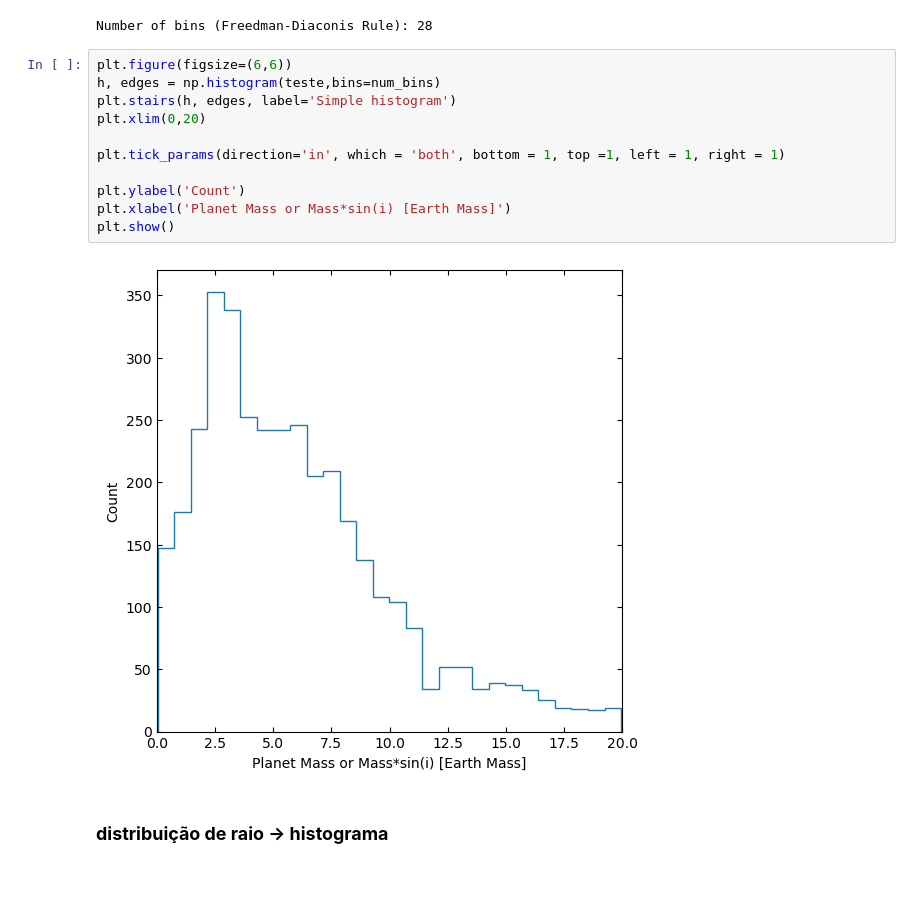
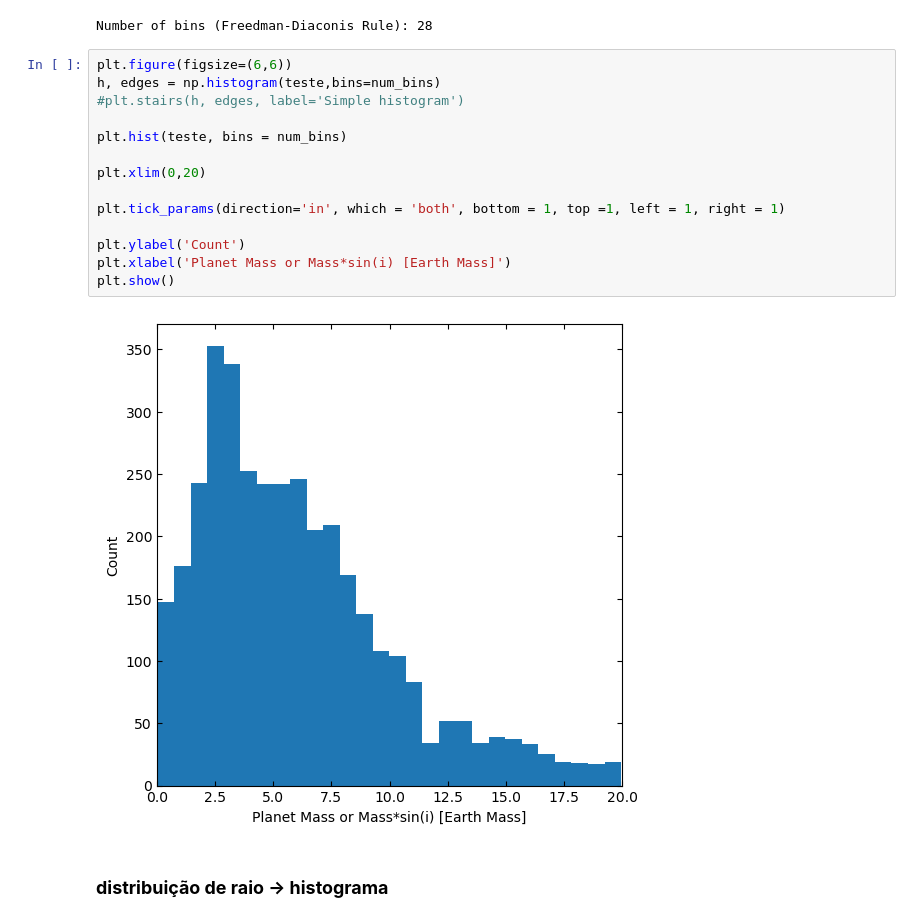
Before and after one commit to ylaksl/Exoplanets-Stats, a Jupyter notebook: exoplanet-stats.ipynb, the cells around one changed output. Saved outputs shown, nothing was run; the diff lists cells and outputs as text; blank space fills up the shorter version.

```diff
--- a/exoplanet-stats.ipynb
+++ b/exoplanet-stats.ipynb
@@ -101,16 +101,19 @@ Number of bins (Freedman-Diaconis Rule): 28
 # %%
 plt.figure(figsize=(6,6))
 h, edges = np.histogram(teste,bins=num_bins)
-plt.stairs(h, edges, label='Simple histogram')
+#plt.stairs(h, edges, label='Simple histogram')
+
+plt.hist(teste, bins = num_bins)
+
 plt.xlim(0,20)
 
 plt.tick_params(direction='in', which = 'both', bottom = 1, top =1, left = 1, right = 1)
 
 plt.ylabel('Count')
 plt.xlabel('Planet Mass or Mass*sin(i) [Earth Mass]')
 plt.show()
 # %% [output]
-[figure, old version]
+[figure, new version]
 # %% [markdown]
 ### **distribuição de raio -> histograma**
 # %%
```
Also changed, not shown: parts of 12 cells of this notebook.
